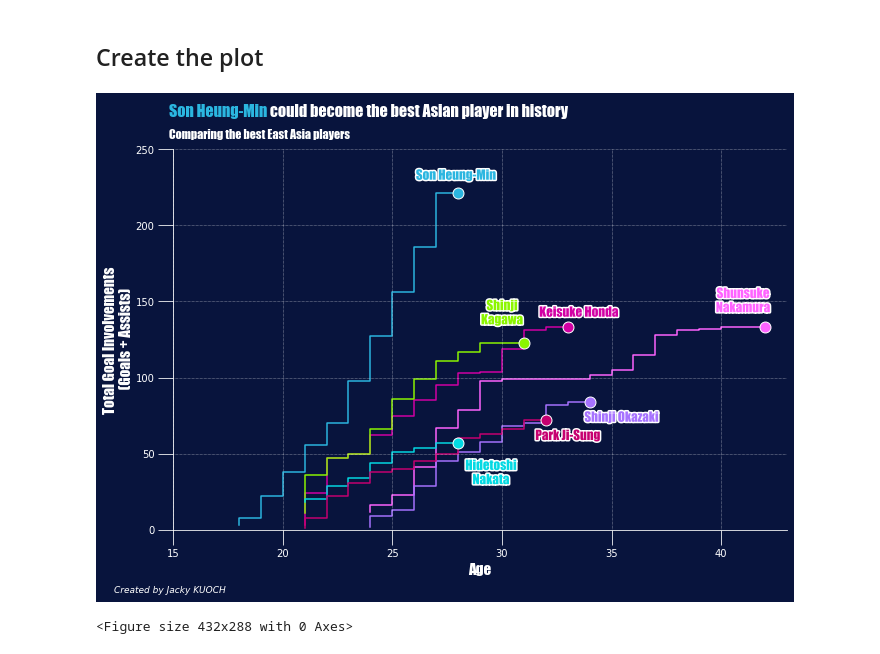
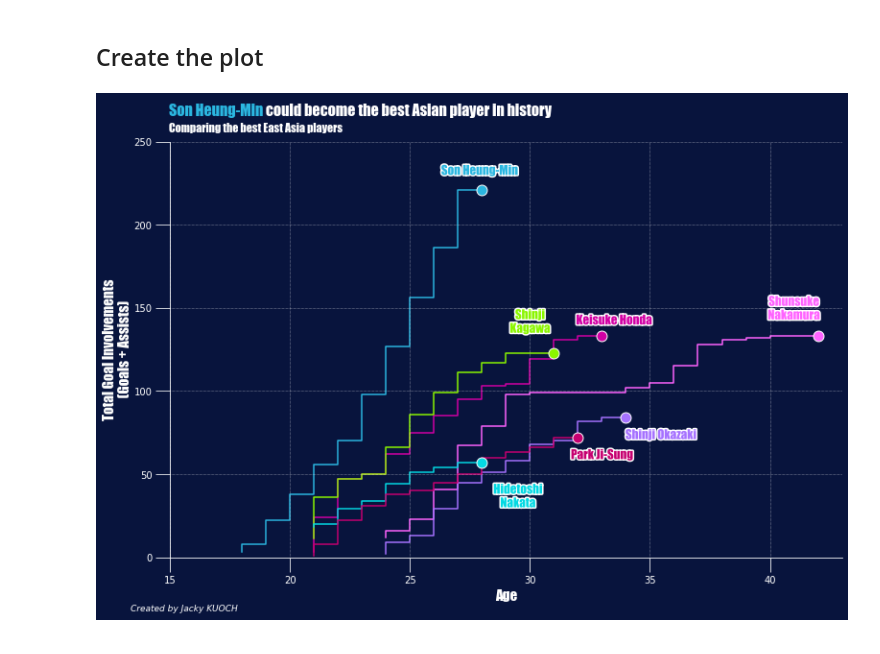
Before and after one commit to JackyKch/HeungMinSonJourney, a Jupyter notebook: coding/dataviz/asian_players_GI.ipynb, the cells around one changed output. Saved outputs shown, nothing was run; the diff lists cells and outputs as text; code cells hidden in the pictures.

```diff
--- a/coding/dataviz/asian_players_GI.ipynb
+++ b/coding/dataviz/asian_players_GI.ipynb
@@ -74,37 +74,36 @@ sonmax.set_path_effects([path_effects.withStroke(linewidth=3, foreground="w")])
 
 # Plot Park Goal Involments
 plt.step(df_6['Age'], df_6['GI_CumSum'], where='pre', zorder=1, color="#C60070")
 ax.scatter(32, 72, s=120, color="#C60070", edgecolors="w", lw=1, zorder=3 )
 sonmax = ax.text(33, 59, "Park Ji-Sung", fontsize=13, ha="center", color="#C60070", **hfont)
 sonmax.set_path_effects([path_effects.withStroke(linewidth=3, foreground="w")])
 
 # Plot Son Goal Involments
 plt.step(df_7['Age'], df_7['GI_CumSum'], where='pre', zorder=1, color="#2bb6e0")
 ax.scatter(28, 221, s=120, color="#2bb6e0", edgecolors="w", lw=1, zorder=3 )
 sonmax = ax.text(27.9, 230, "Son Heung-Min", fontsize=13, ha="center", color="#2bb6e0", **hfont)
 sonmax.set_path_effects([path_effects.withStroke(linewidth=3, foreground="w")])
 
 
 # Set the ticks
 plt.xticks([15, 20, 25,30, 35, 40])
 plt.yticks([0,50,100,150,200,250])
 ax.set_ylim(0)
 plt.xlim(xmin=15, xmax=43)
 
 # Axes Label
 plt.xlabel("Age", color="w", fontsize=15 , **hfont)
 plt.ylabel("Total Goal Involvements\n (Goals + Assists)", color="w", fontsize=15 , **hfont)
 
 # Title and credits
-fig_text(0.12,0.97, s="<Son Heung-Min> could become the best Asian player in history\n", highlight_textprops=[{"color": '#2bb6e0'}], fontsize = 16, fontweight = "bold", color = "w", **hfont)
-fig.text(0.12,0.9, "Comparing the best East Asia players", fontsize = 12, fontweight="light", color = "w", **hfont)
+fig_text(0.1,1.05, s="<Son Heung-Min> could become the best Asian player in history\n", highlight_textprops=[{"color": '#2bb6e0'}], fontsize = 16, fontweight = "bold", color = "w", **hfont)
+fig.text(0.1,0.99, "Comparing the best East Asia players", fontsize = 12, fontweight="light", color = "w", **hfont)
 fig.text(0.05, 0, "Created by Jacky KUOCH",fontstyle="italic",fontsize=9, color="w")
 
 
-
-plt.savefig("test.png")
-plt.show()
 plt.tight_layout()
+plt.savefig("Asian_players_gi.png", bbox_inches = "tight")
+#plt.show()
+#plt.tight_layout()
 # %% [output]
-[figure, old version]
+[figure, new version]
-<Figure size 432x288 with 0 Axes>
```
